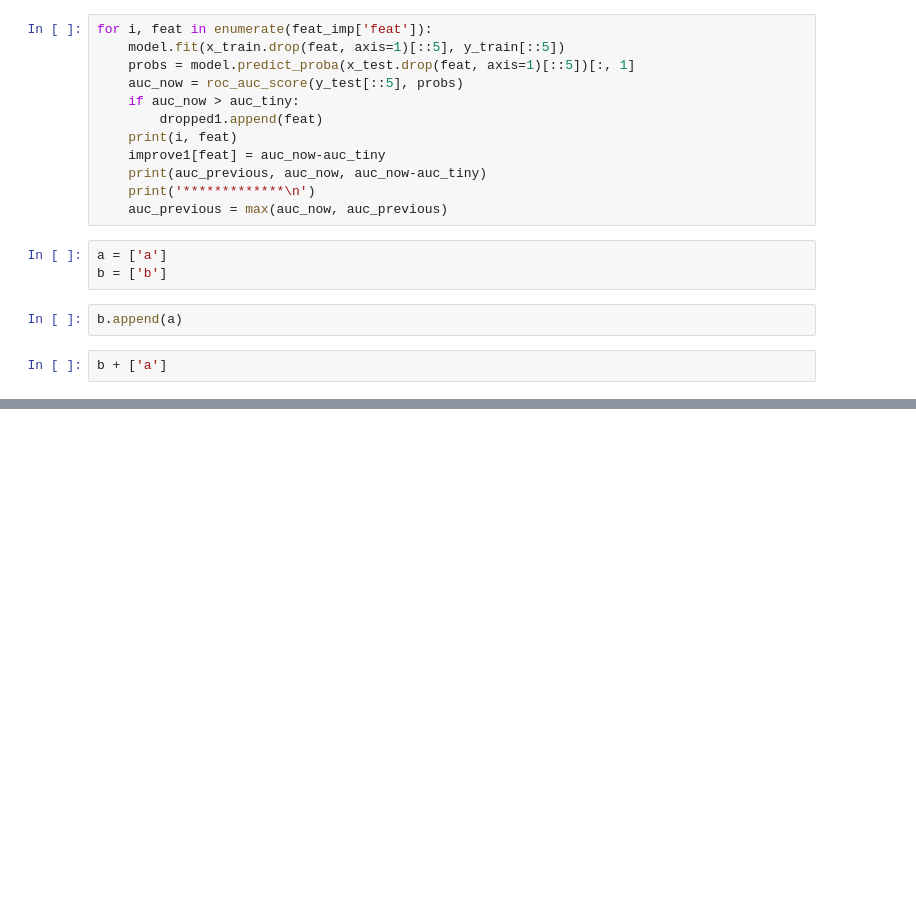
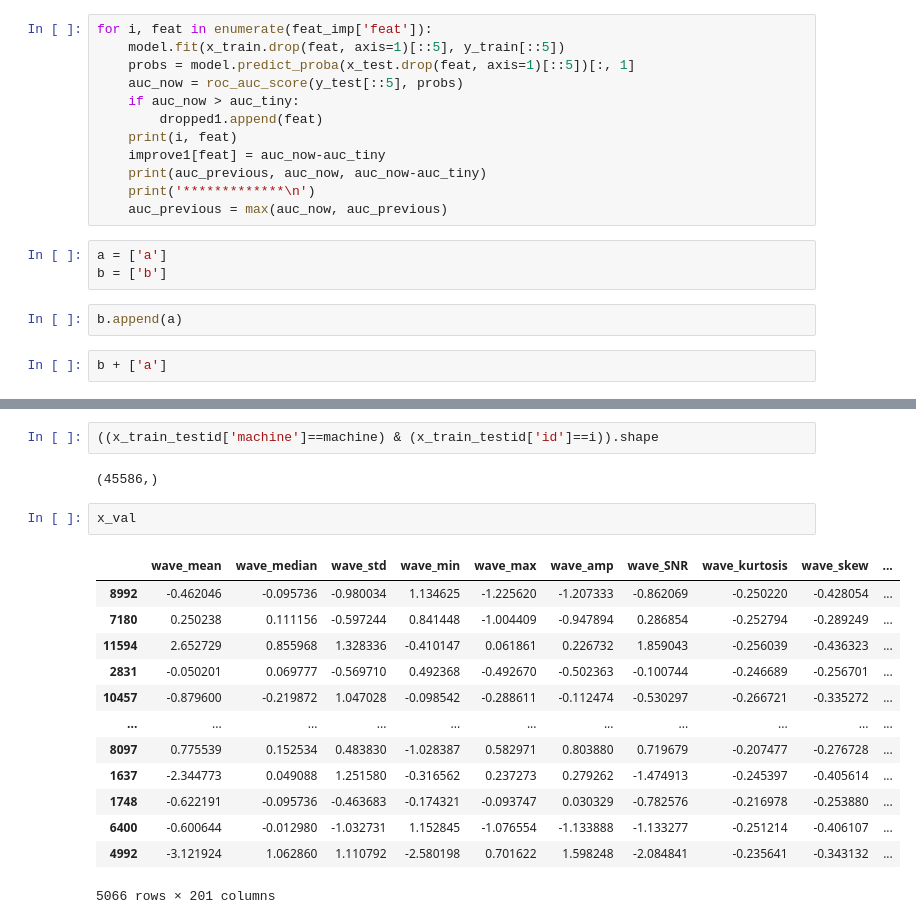
Before and after one commit to makyeme/Machine_conditions_monitoring, a Jupyter notebook: simon_ml.ipynb, the cells around one changed output, grey strips where cells are left out. Cells and saved outputs as stored; diff of their text form; blank space fills up the shorter version.

```diff
--- a/simon_ml.ipynb
+++ b/simon_ml.ipynb
@@ -392,0 +514,20 @@ b + ['a']
+# %%
+((x_train_testid['machine']==machine) & (x_train_testid['id']==i)).shape
+# %% [output]
+(45586,)
+# %%
+x_val
+# %% [output]
+|  | wave_mean | wave_median | wave_std | wave_min | wave_max | wave_amp | wave_SNR | wave_kurtosis | wave_skew | ... |
+| 8992 | -0.462046 | -0.095736 | -0.980034 | 1.134625 | -1.225620 | -1.207333 | -0.862069 | -0.250220 | -0.428054 | ... |
+| 7180 | 0.250238 | 0.111156 | -0.597244 | 0.841448 | -1.004409 | -0.947894 | 0.286854 | -0.252794 | -0.289249 | ... |
+| 11594 | 2.652729 | 0.855968 | 1.328336 | -0.410147 | 0.061861 | 0.226732 | 1.859043 | -0.256039 | -0.436323 | ... |
+| 2831 | -0.050201 | 0.069777 | -0.569710 | 0.492368 | -0.492670 | -0.502363 | -0.100744 | -0.246689 | -0.256701 | ... |
+| 10457 | -0.879600 | -0.219872 | 1.047028 | -0.098542 | -0.288611 | -0.112474 | -0.530297 | -0.266721 | -0.335272 | ... |
+| ... | ... | ... | ... | ... | ... | ... | ... | ... | ... | ... |
+| 8097 | 0.775539 | 0.152534 | 0.483830 | -1.028387 | 0.582971 | 0.803880 | 0.719679 | -0.207477 | -0.276728 | ... |
+| 1637 | -2.344773 | 0.049088 | 1.251580 | -0.316562 | 0.237273 | 0.279262 | -1.474913 | -0.245397 | -0.405614 | ... |
+| 1748 | -0.622191 | -0.095736 | -0.463683 | -0.174321 | -0.093747 | 0.030329 | -0.782576 | -0.216978 | -0.253880 | ... |
+| 6400 | -0.600644 | -0.012980 | -1.032731 | 1.152845 | -1.076554 | -1.133888 | -1.133277 | -0.251214 | -0.406107 | ... |
+| 4992 | -3.121924 | 1.062860 | 1.110792 | -2.580198 | 0.701622 | 1.598248 | -2.084841 | -0.235641 | -0.343132 | ... |
+5066 rows × 201 columns
```
Also changed, not shown: parts of 37 cells of this notebook, 7 other files.
